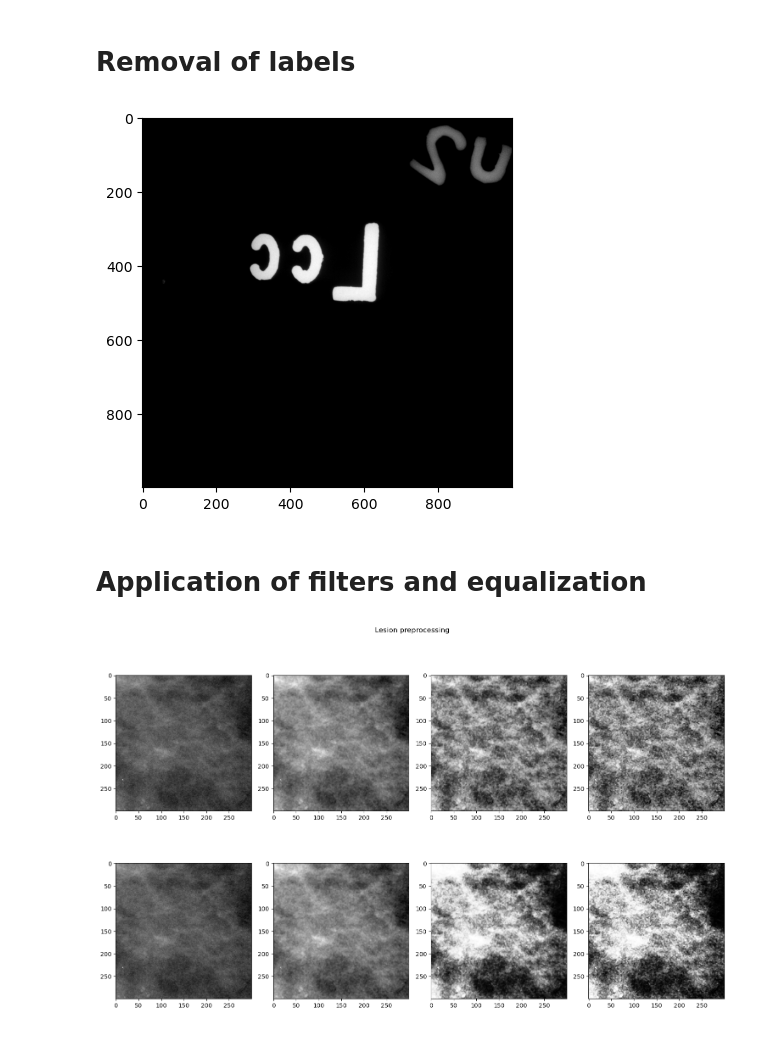
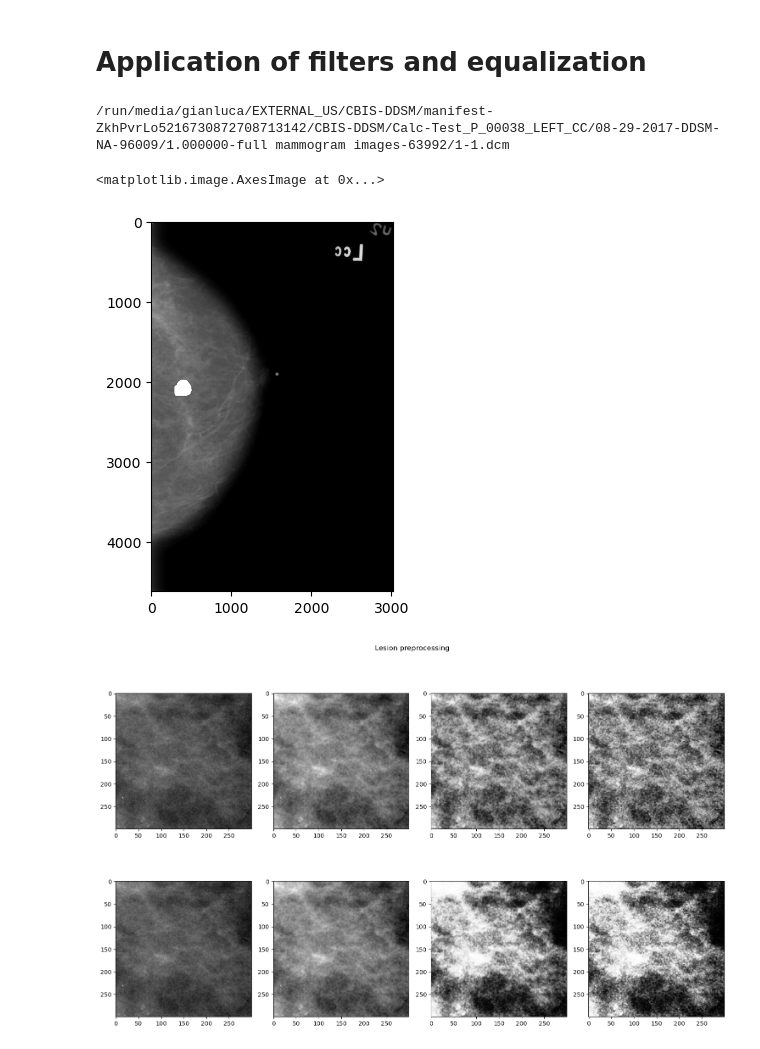
Before and after one commit to bendico765/computing-methods-project, a Jupyter notebook: 2 - Preprocessing.ipynb, the cells around one changed output. Drawn from its saved outputs; the diff is of its cells as text; code cells hidden in the pictures.

```diff
--- a/2 - Preprocessing.ipynb
+++ b/2 - Preprocessing.ipynb
@@ -30,7 +10,0 @@ plt.imshow(roi, cmap=plt.cm.grey, alpha =(roi>0).astype(float))
-# %% [markdown]
-# Removal of labels
-# %%
-plt.imshow(array[0:1000, 2000:3000], cmap=plt.cm.grey)
-plt.show()
-# %% [output]
-[figure, removed]
@@ -37,5 +21,26 @@ plt.show()
 # %% [markdown]
 # Application of filters and equalization
+# %%
+lesions_df = pd.read_csv(f"{ROOT_FILEPATH}/lesions.csv")
+
+# histogram equalization
+i = 0
+subject_id = lesions_df.iloc()[i]["Subject ID"]
+breast = lesions_df.iloc()[i]["breast"]
+image_view = lesions_df.iloc()[i]["image view"]
+fullimage_filepath = f"{ROOT_FILEPATH}/" + lesions_df.iloc()[i]["fullimage filepath"]
+roi_mask_filepath = f"{ROOT_FILEPATH}/" + lesions_df.iloc()[i]["roi filepath"]
+
+array = dicom.dcmread(fullimage_filepath).pixel_array
+roi = dicom.dcmread(roi_mask_filepath).pixel_array
+
+print(fullimage_filepath)
+plt.imshow(array, cmap=plt.cm.grey)
+plt.imshow(roi, cmap=plt.cm.grey, alpha =(roi>0).astype(float))
+# %% [output]
+/run/media/gianluca/EXTERNAL_US/CBIS-DDSM/manifest-ZkhPvrLo5216730872708713142/CBIS-DDSM/Calc-Test_P_00038_LEFT_CC/08-29-2017-DDSM-NA-96009/1.000000-full mammogram images-63992/1-1.dcm
+<matplotlib.image.AxesImage at 0x...>
+[figure, added]
 # %%
 resized_array = array[1600:1900,350:650]
 
```
Also changed, not shown: parts of 20 cells of this notebook, 5 other files.
